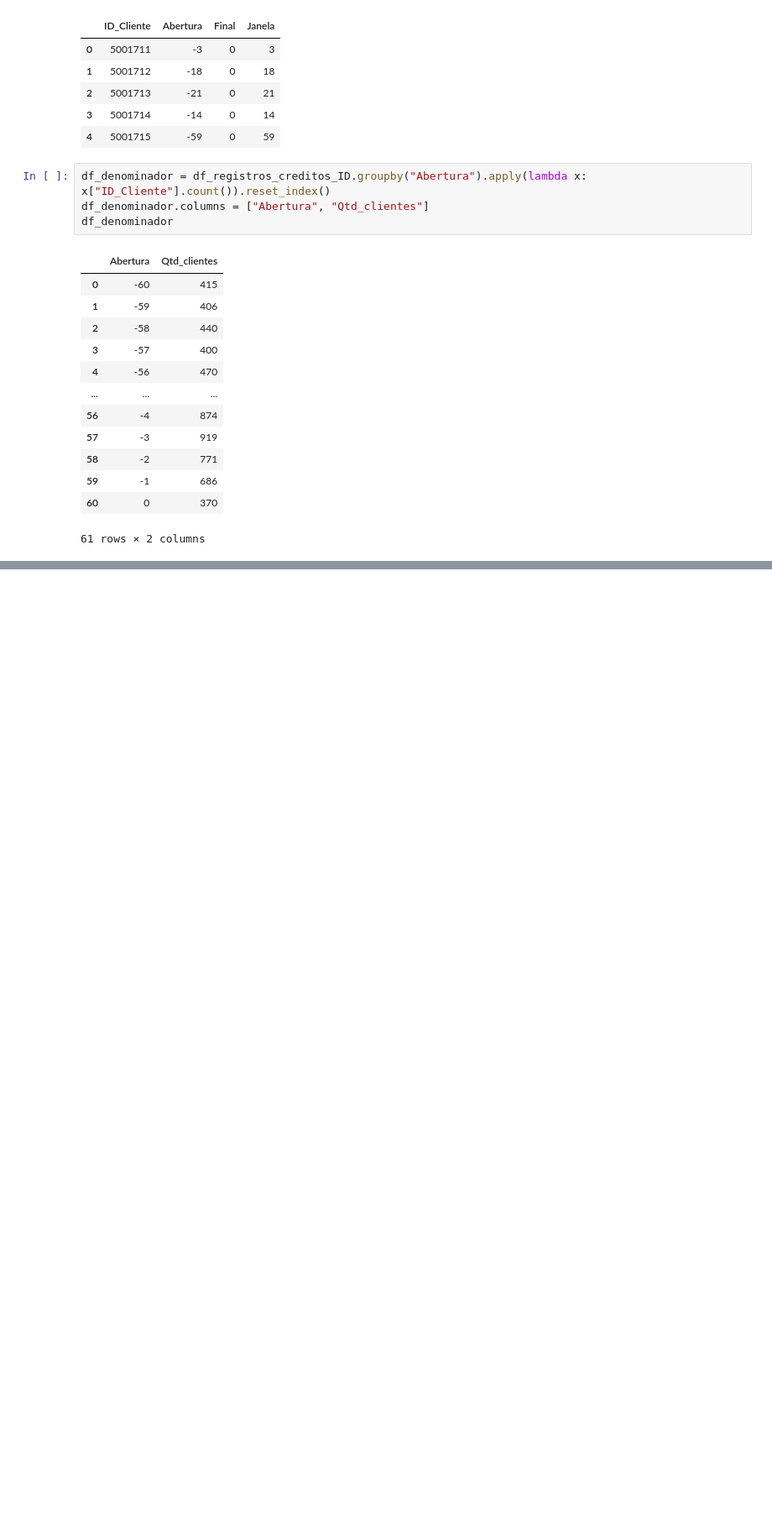
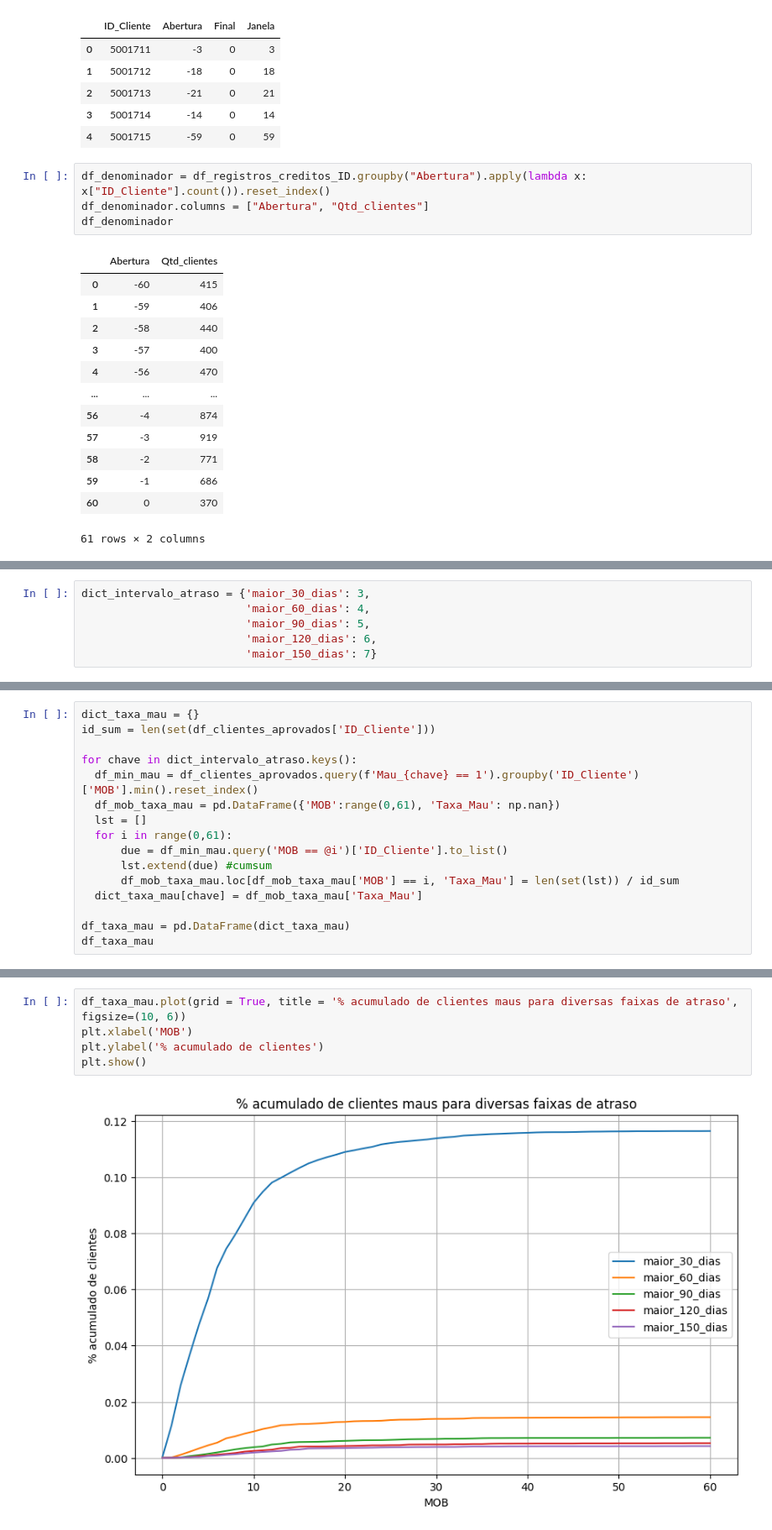
Before and after one commit to giulianafernandes/credit_card_approval_prediction, a Jupyter notebook: deploy_de_aplicacoes.ipynb, the cells around one changed output, grey strips where cells are left out. Shown at 84% size. Cells and saved outputs as stored; diff of their text form; blank space fills up the shorter version.

```diff
--- a/deploy_de_aplicacoes.ipynb
+++ b/deploy_de_aplicacoes.ipynb
@@ -525,0 +633,6 @@ df_denominador
+# %%
+dict_intervalo_atraso = {'maior_30_dias': 3,
+                         'maior_60_dias': 4,
+                         'maior_90_dias': 5,
+                         'maior_120_dias': 6,
+                         'maior_150_dias': 7}
@@ -525,0 +649,16 @@ df_denominador
+# %%
+dict_taxa_mau = {}
+id_sum = len(set(df_clientes_aprovados['ID_Cliente']))
+
+for chave in dict_intervalo_atraso.keys():
+  df_min_mau = df_clientes_aprovados.query(f'Mau_{chave} == 1').groupby('ID_Cliente')['MOB'].min().reset_index()
+  df_mob_taxa_mau = pd.DataFrame({'MOB':range(0,61), 'Taxa_Mau': np.nan})
+  lst = []
+  for i in range(0,61):
+      due = df_min_mau.query('MOB == @i')['ID_Cliente'].to_list()
+      lst.extend(due) #cumsum
+      df_mob_taxa_mau.loc[df_mob_taxa_mau['MOB'] == i, 'Taxa_Mau'] = len(set(lst)) / id_sum
+  dict_taxa_mau[chave] = df_mob_taxa_mau['Taxa_Mau']
+
+df_taxa_mau = pd.DataFrame(dict_taxa_mau)
+df_taxa_mau
@@ -525,0 +679,7 @@ df_denominador
+# %%
+df_taxa_mau.plot(grid = True, title = '% acumulado de clientes maus para diversas faixas de atraso', figsize=(10, 6))
+plt.xlabel('MOB')
+plt.ylabel('% acumulado de clientes')
+plt.show()
+# %% [output]
+[figure, added]
```
Also changed, not shown: parts of 38 cells of this notebook, 2 other files.
